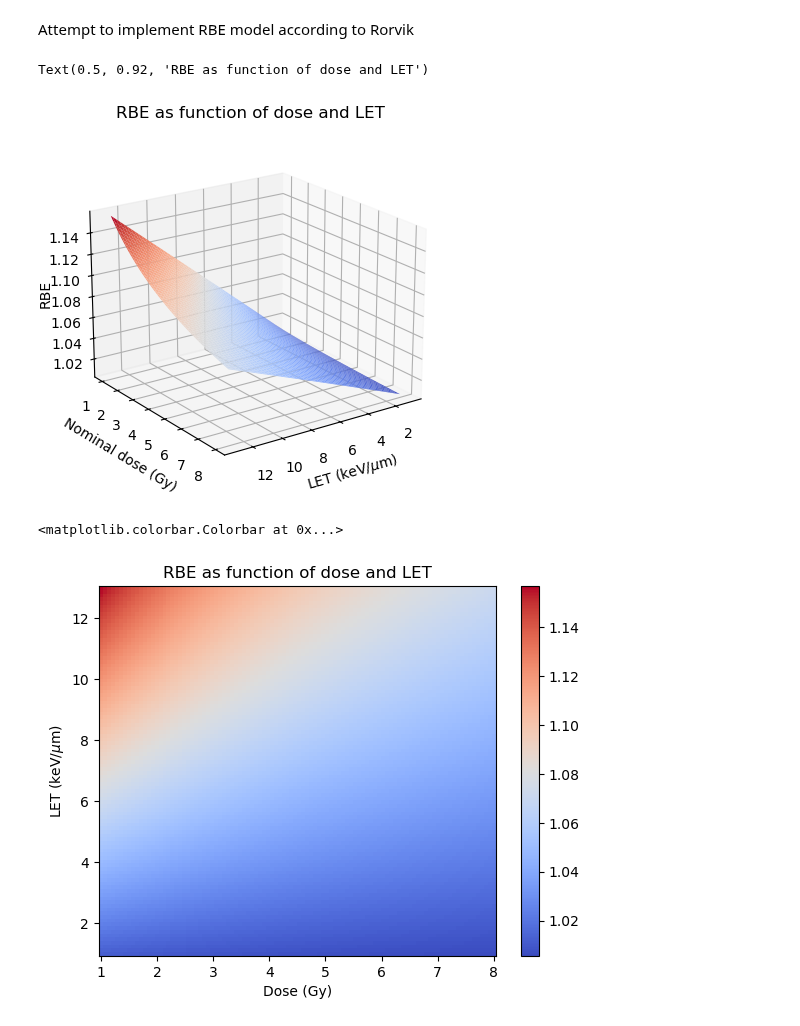
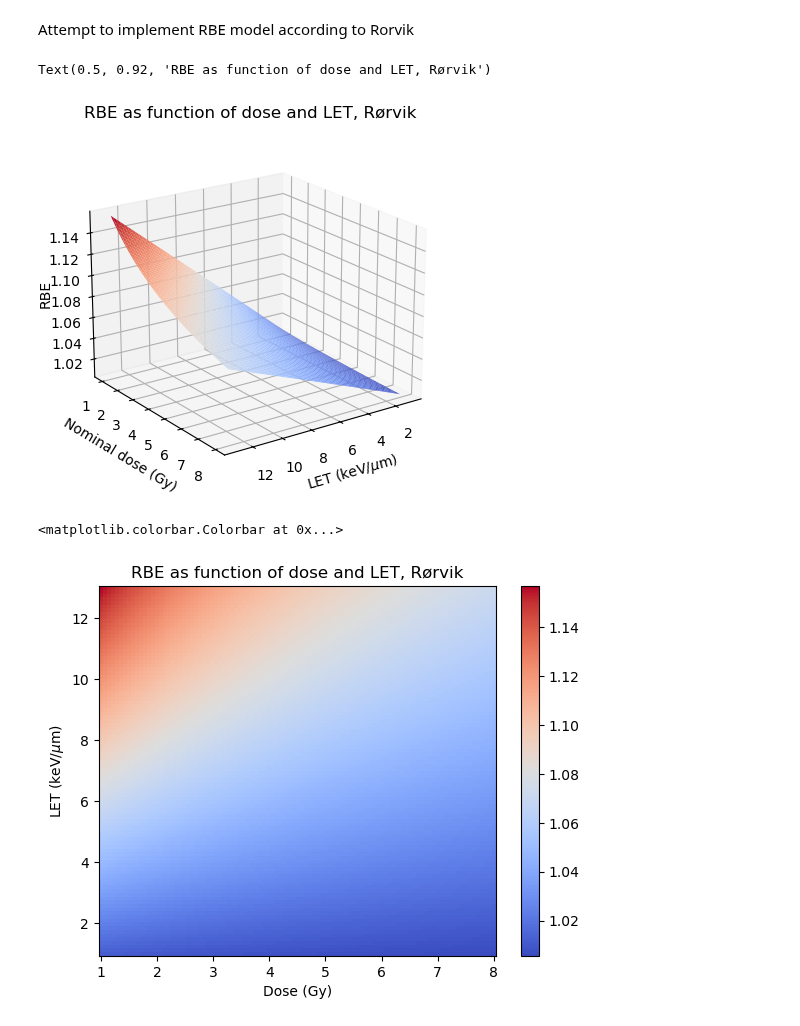
Before and after one commit to BrittHaanen15/Thesis_project, a Jupyter notebook: Python codes/Cell survival analysis Rorvik.ipynb, the cells around one changed output. Saved outputs shown, nothing was run; the diff lists cells and outputs as text; code cells hidden in the pictures.

```diff
--- a/Python codes/Cell survival analysis Rorvik.ipynb
+++ b/Python codes/Cell survival analysis Rorvik.ipynb
@@ -144,38 +144,38 @@ Attempt to implement RBE model according to Rorvik
 # %%
 letvals = np.linspace(1, 13, 100)
 dosevals = np.linspace(1, 8, 100)
 letvals, dosevals = np.meshgrid(letvals, dosevals)
 
 a_x = params[0]
 b_x = params[2]
 k = params[1]
 
 RBEmin = 1
 RBEmax = 1 + (k/a_x)*letvals
 A_B = a_x/b_x
 
 squareterm = np.square(A_B) + 4*dosevals*A_B*RBEmax + 4*np.square(dosevals)*np.square(RBEmin)
 RBE = (1/(2*dosevals))*(np.sqrt(squareterm) - A_B)
 
 fig = plt.figure()
 
 ax1 = fig.add_subplot(1, 1, 1, projection='3d')
 ax1.view_init(elev=20, azim=55, roll=0)
 ax1.plot_surface(letvals, dosevals, RBE, cmap = 'coolwarm')
 ax1.set_xlabel('LET (keV/$\mu$m)')
 ax1.set_ylabel('Nominal dose (Gy)')
 ax1.set_zlabel('RBE', rotation=90)
 ax1.zaxis.labelpad=-0.8
-ax1.set_title('RBE as function of dose and LET')
+ax1.set_title('RBE as function of dose and LET, Rørvik')
 # %% [output]
-Text(0.5, 0.92, 'RBE as function of dose and LET')
+Text(0.5, 0.92, 'RBE as function of dose and LET, Rørvik')
-[figure, old version]
+[figure, new version]
 # %%
 plt.pcolormesh(dosevals, letvals, RBE, cmap='coolwarm')
 plt.ylabel('LET (keV/$\mu$m)')
 plt.xlabel('Dose (Gy)')
-plt.title('RBE as function of dose and LET')
+plt.title('RBE as function of dose and LET, Rørvik')
 plt.colorbar()
 # %% [output]
 <matplotlib.colorbar.Colorbar at 0x...>
-[figure, old version]
+[figure, new version]
```
Also changed, not shown: parts of 2 cells of this notebook, 3 other files.
